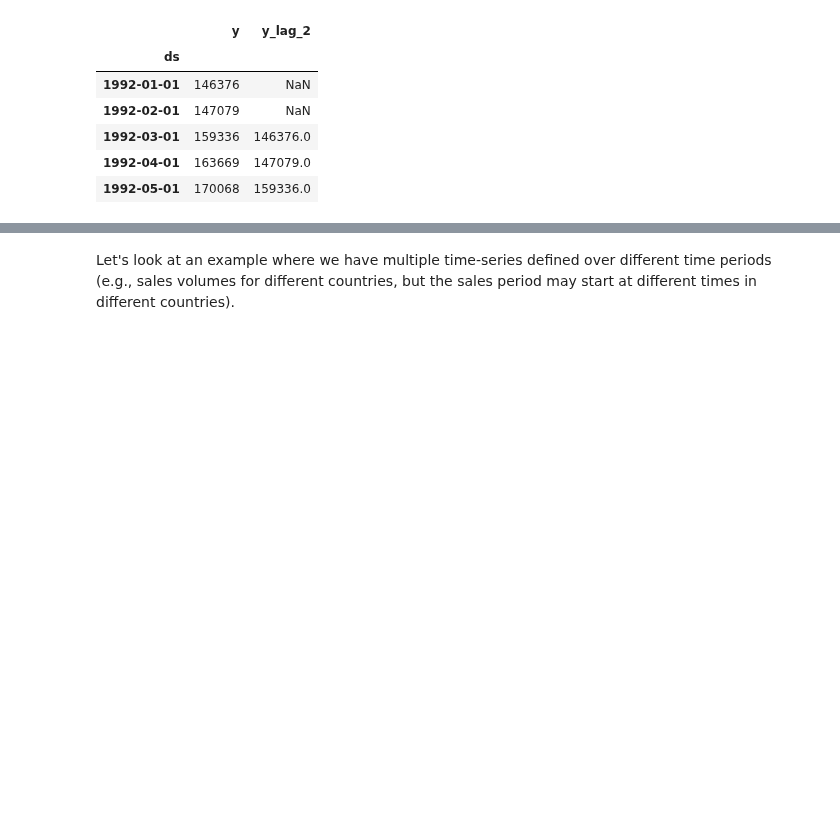
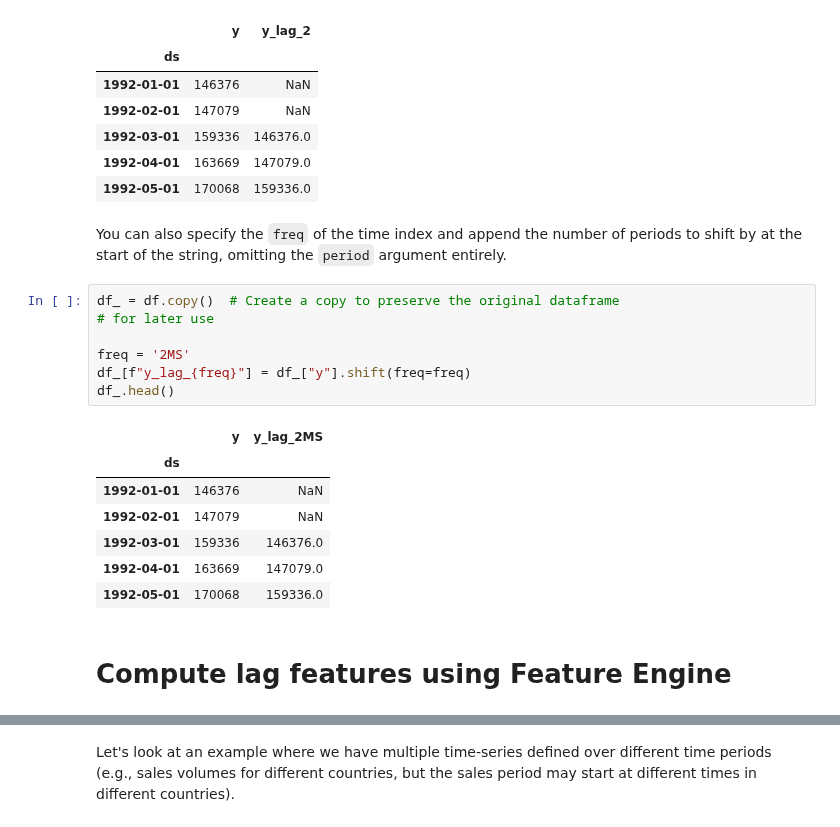
Before and after one commit to trainindata/feature-engineering-for-time-series-forecasting, a Jupyter notebook: 07-Lag-Features/01-computing-lags.ipynb, the cells around one changed output, grey strips where cells are left out. Drawn from its saved outputs; the diff is of its cells as text; blank space fills up the shorter version.

```diff
--- a/07-Lag-Features/01-computing-lags.ipynb
+++ b/07-Lag-Features/01-computing-lags.ipynb
@@ -88,3 +88,22 @@ df_.head()
 | 1992-03-01 | 159336 | 146376.0 |
 | 1992-04-01 | 163669 | 147079.0 |
 | 1992-05-01 | 170068 | 159336.0 |
+# %% [markdown]
+You can also specify the `freq` of the time index and append the number of periods to shift by at the start of the string, omitting the `period` argument entirely.
+# %%
+df_ = df.copy()  # Create a copy to preserve the original dataframe
+# for later use
+
+freq = '2MS'
+df_[f"y_lag_{freq}"] = df_["y"].shift(freq=freq)
+df_.head()
+# %% [output]
+|  | y | y_lag_2MS |
+| ds |  |  |
+| 1992-01-01 | 146376 | NaN |
+| 1992-02-01 | 147079 | NaN |
+| 1992-03-01 | 159336 | 146376.0 |
+| 1992-04-01 | 163669 | 147079.0 |
+| 1992-05-01 | 170068 | 159336.0 |
+# %% [markdown]
+# Compute lag features using Feature Engine
```
Also changed, not shown: parts of 10 cells of this notebook.
